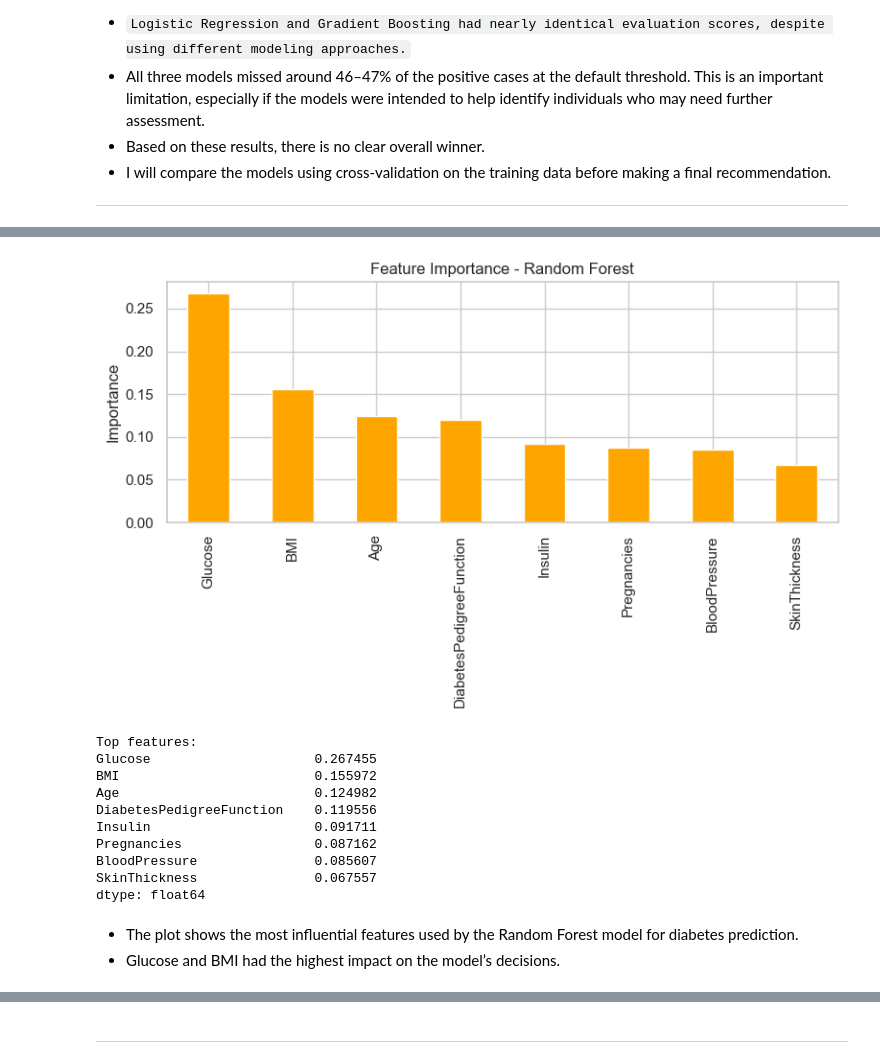
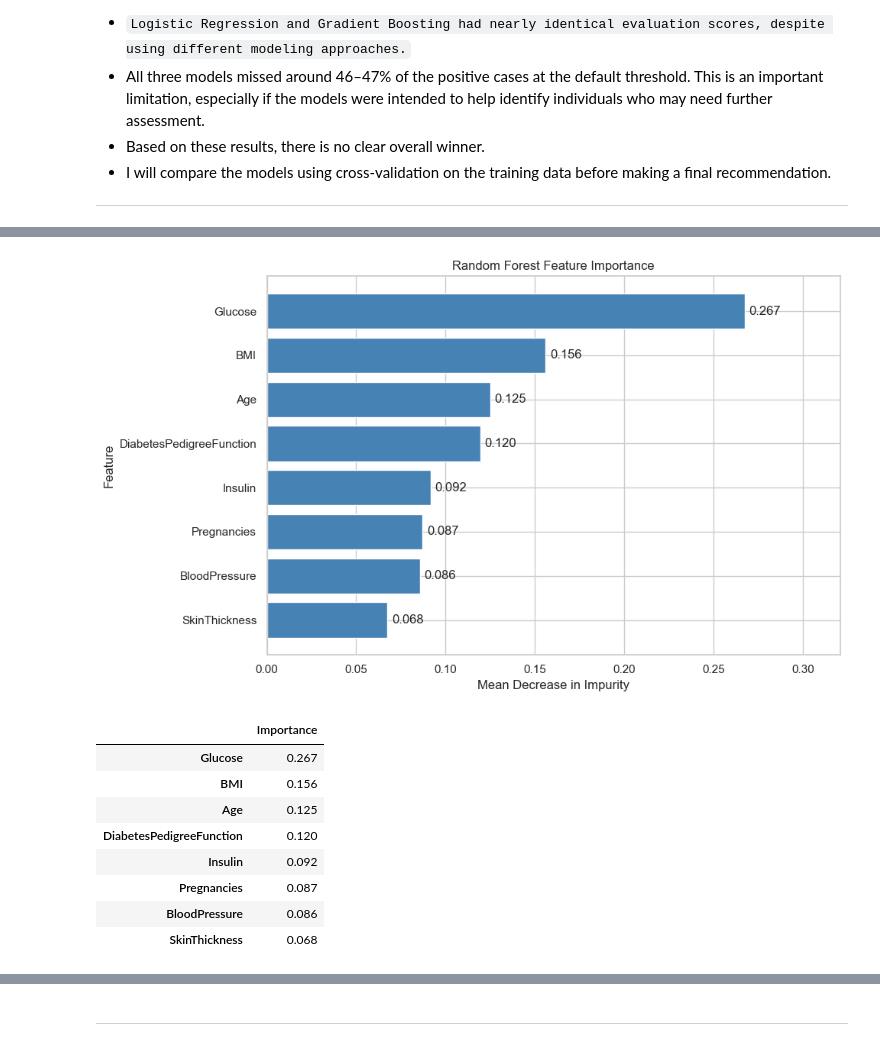
Before and after one commit to sati2799/diabetes-risk-prediction-ml, a Jupyter notebook: notebooks/Pima_Indians_Diabetes_Classification.ipynb, the cells around one changed output, grey strips where cells are left out. Cells and saved outputs as stored; diff of their text form; code cells hidden in the pictures.

```diff
--- a/notebooks/Pima_Indians_Diabetes_Classification.ipynb
+++ b/notebooks/Pima_Indians_Diabetes_Classification.ipynb
@@ -1023,37 +1027,51 @@ display(comparison.round(3))
 # %%
-# Get the trained Random Forest model from pipeline
+# Extract the trained Random Forest from the pipeline
 rf_model = rf_pipeline.named_steps["rf"]
 
-# Extract feature importance
-importances = pd.Series(
+# Get feature importance scores
+feature_importance = pd.Series(
     rf_model.feature_importances_,
-    index=X.columns
-).sort_values(ascending=False)
+    index=X_train.columns
+).sort_values(ascending=True)
 
 # Plot feature importance
-plt.figure(figsize=(8,5))
-importances.plot(kind="bar", color="orange")
+plt.figure(figsize=(10, 6))
 
-plt.title("Feature Importance - Random Forest")
-plt.ylabel("Importance")
+bars = plt.barh(
+    feature_importance.index,
+    feature_importance.values,
+    color="steelblue"
+)
 
+plt.bar_label(
+    bars,
+    fmt="%.3f",
+    padding=4
+)
+
+plt.title("Random Forest Feature Importance")
+plt.xlabel("Mean Decrease in Impurity")
+plt.ylabel("Feature")
+plt.xlim(0, feature_importance.max() * 1.2)
 plt.tight_layout()
 plt.show()
 
-print("Top features:")
-print(importances.head(8))
+# Display importance scores
+display(
+    feature_importance
+    .sort_values(ascending=False)
+    .rename("Importance")
+    .to_frame()
+    .round(3)
+)
 # %% [output]
-[figure, old version]
+[figure, new version]
-Top features:
-Glucose                     0.267455
-BMI                         0.155972
-Age                         0.124982
-DiabetesPedigreeFunction    0.119556
-Insulin                     0.091711
-Pregnancies                 0.087162
-BloodPressure               0.085607
-SkinThickness               0.067557
-dtype: float64
+|  | Importance |
+| Glucose | 0.267 |
+| BMI | 0.156 |
+| Age | 0.125 |
+| DiabetesPedigreeFunction | 0.120 |
+| Insulin | 0.092 |
+| Pregnancies | 0.087 |
+| BloodPressure | 0.086 |
+| SkinThickness | 0.068 |
-# %% [markdown]
-- The plot shows the most influential features used by the Random Forest model for diabetes prediction.
-- Glucose and BMI had the highest impact on the model’s decisions.
```
Also changed, not shown: parts of 3 cells of this notebook.
